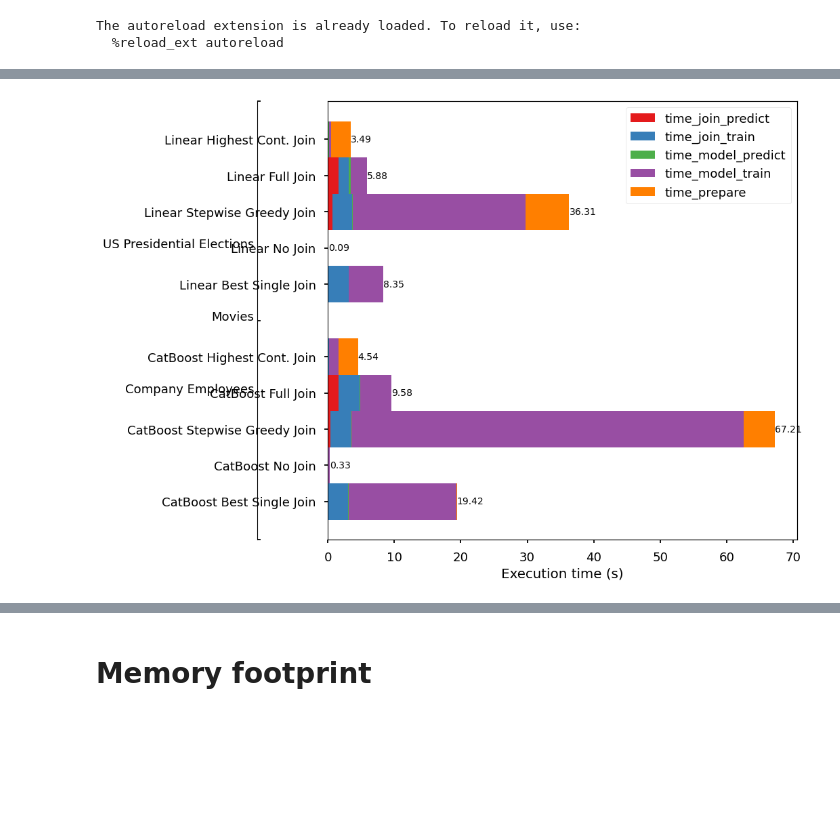
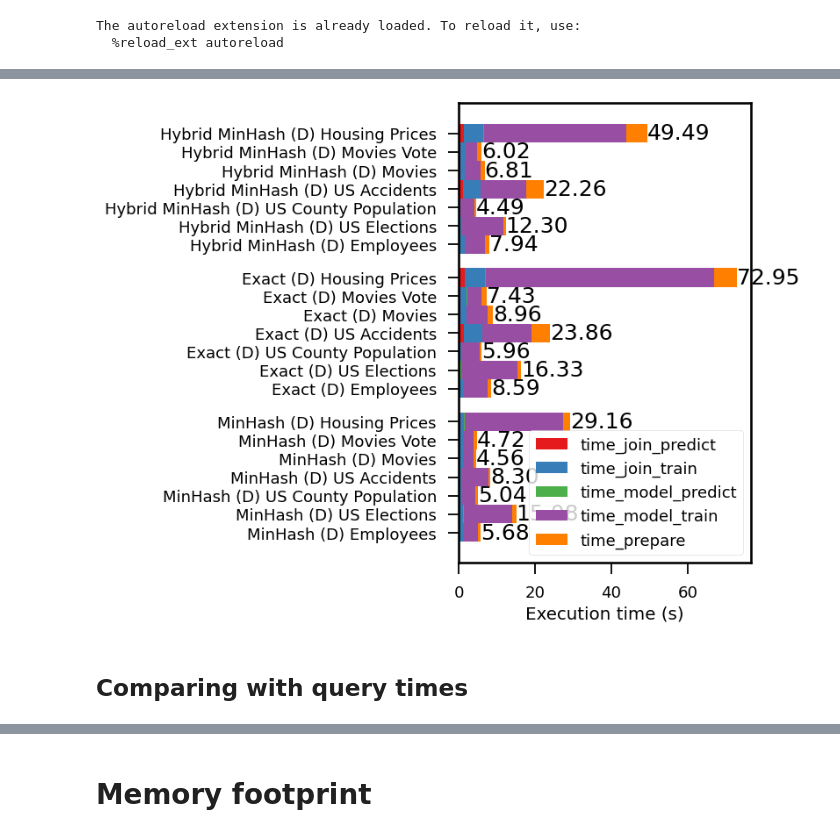
Before and after one commit to rcap107/retrieve-merge-predict, a Jupyter notebook: notebooks/Plot time spent in sections.ipynb, the cells around one changed output, grey strips where cells are left out. Drawn from its saved outputs; the diff is of its cells as text; code cells hidden in the pictures; blank space fills up the shorter version.

```diff
--- a/notebooks/Plot time spent in sections.ipynb
+++ b/notebooks/Plot time spent in sections.ipynb
@@ -26,3 +27,6 @@ LABEL_MAPPING = plotting.LABEL_MAPPING
 # %% [output]
 The autoreload extension is already loaded. To reload it, use:
   %reload_ext autoreload
+# %%
+sns.set_context("talk")
+plt.style.use("seaborn-v0_8-talk")
@@ -109,4 +250,6 @@ time_prepare
 # %%
-plotting.prepare_grouped_stacked_barplot_time(df_raw, "chosen_model", "estimator")
+plotting.prepare_grouped_stacked_barplot_time(df_raw, "jd_method", "base_table")
 # %% [output]
-[figure, old version]
+[figure, new version]
+# %% [markdown]
+## Comparing with query times
```
Also changed, not shown: parts of 24 cells of this notebook, 7 other files.
